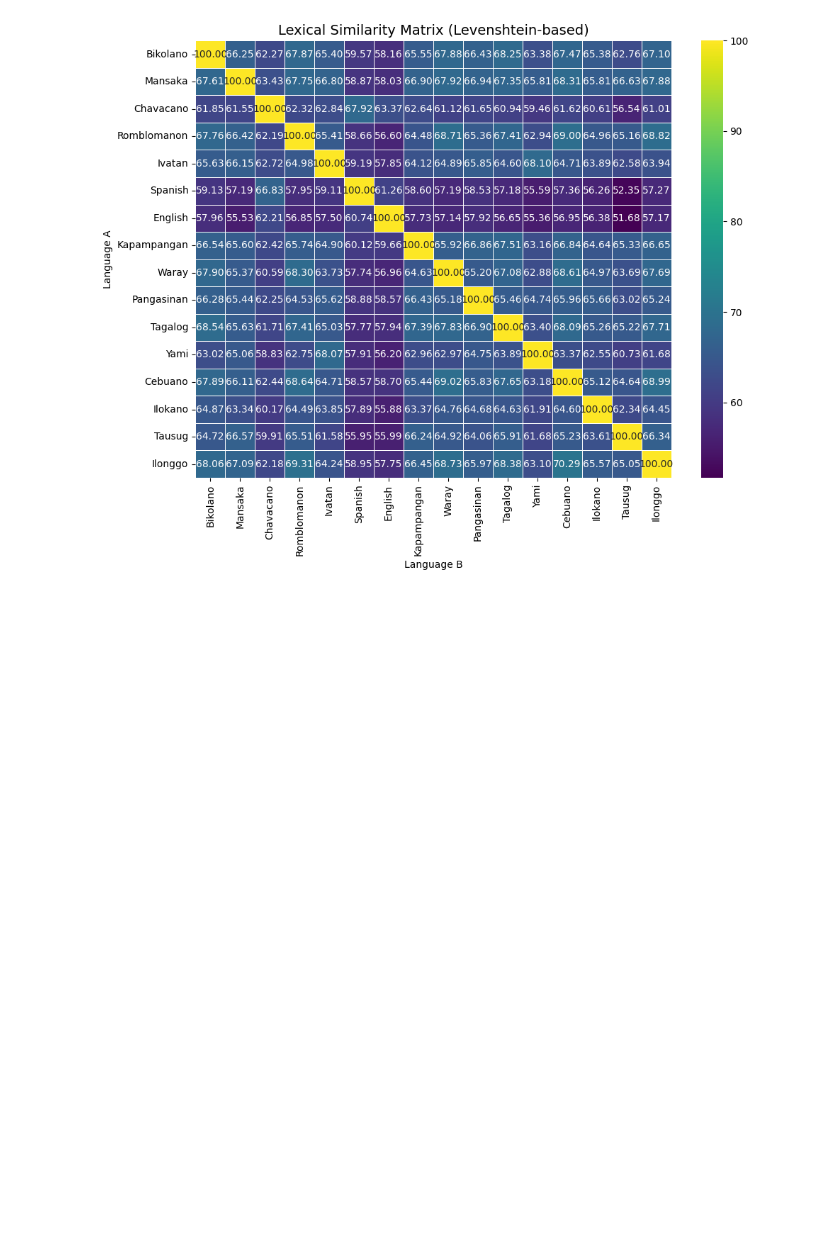
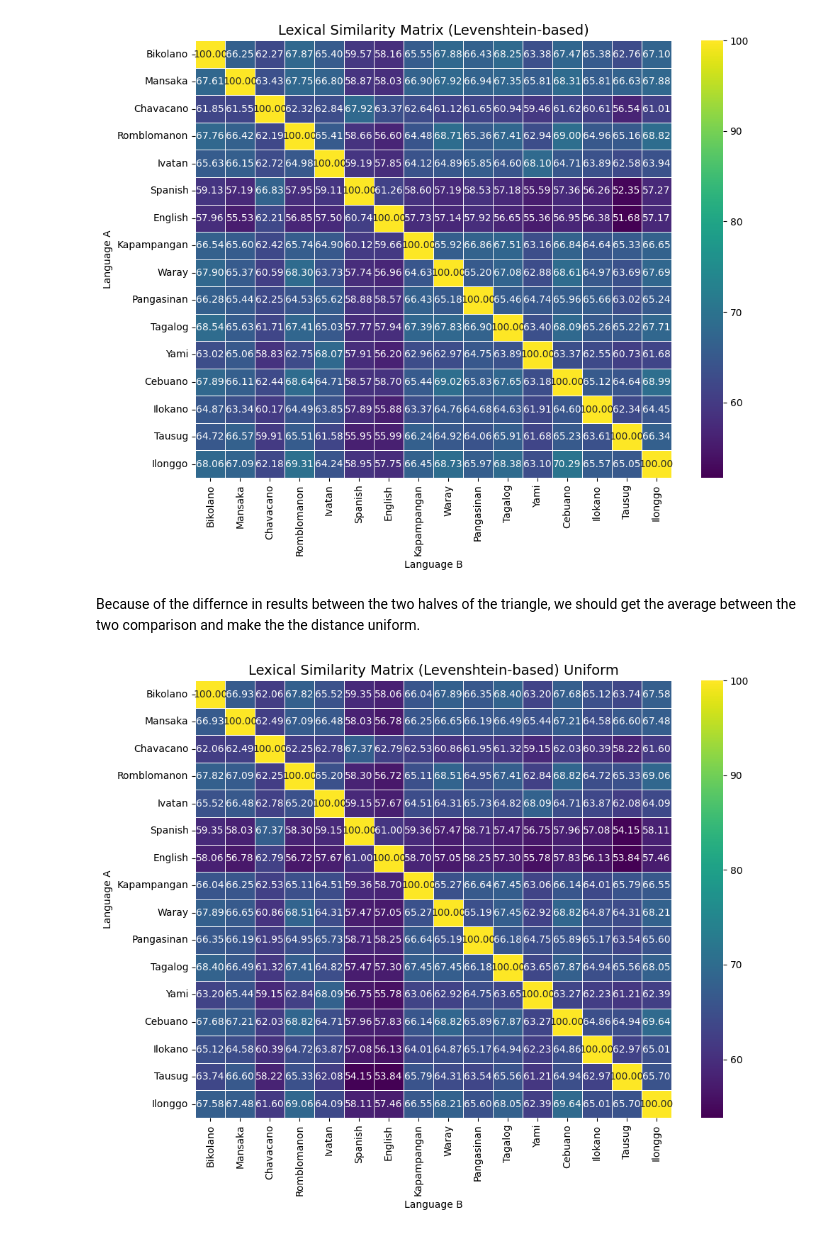
Before and after one commit to xandreiAThome/philippine-language-clustering, a Jupyter notebook: language-clustering.ipynb, the cells around one changed output. Drawn from its saved outputs; the diff is of its cells as text; code cells hidden in the pictures; blank space fills up the shorter version.

Commit message:
fix: made the Levenshtein distance result uniform for the matrix

```diff
--- a/language-clustering.ipynb
+++ b/language-clustering.ipynb
@@ -415,3 +413,24 @@ plt.tight_layout()
 plt.show()
 # %% [output]
 [figure]
+# %% [markdown]
+Because of the differnce in results between the two halves of the triangle, we should get the average between the two comparison and make the the distance uniform.
+# %%
+for a in sim_matrix.index:
+    for b in sim_matrix.columns:
+        if a != b:
+            v1 = sim_matrix.loc[a, b]
+            v2 = sim_matrix.loc[b, a]
+            # average the two directions if both exist
+            sim_matrix.loc[a, b] = sim_matrix.loc[b, a] = np.nanmean([v1, v2])
+# %%
+
+plt.figure(figsize=(10, 8))
+sns.heatmap(sim_matrix.astype(float), annot=True, cmap="viridis", fmt=".2f", linewidths=.5)
+plt.title("Lexical Similarity Matrix (Levenshtein-based) Uniform", fontsize=14)
+plt.xlabel("Language B")
+plt.ylabel("Language A")
+plt.tight_layout()
+plt.show()
+# %% [output]
+[figure, added]
```
Also changed, not shown: parts of 1 cell of this notebook.
